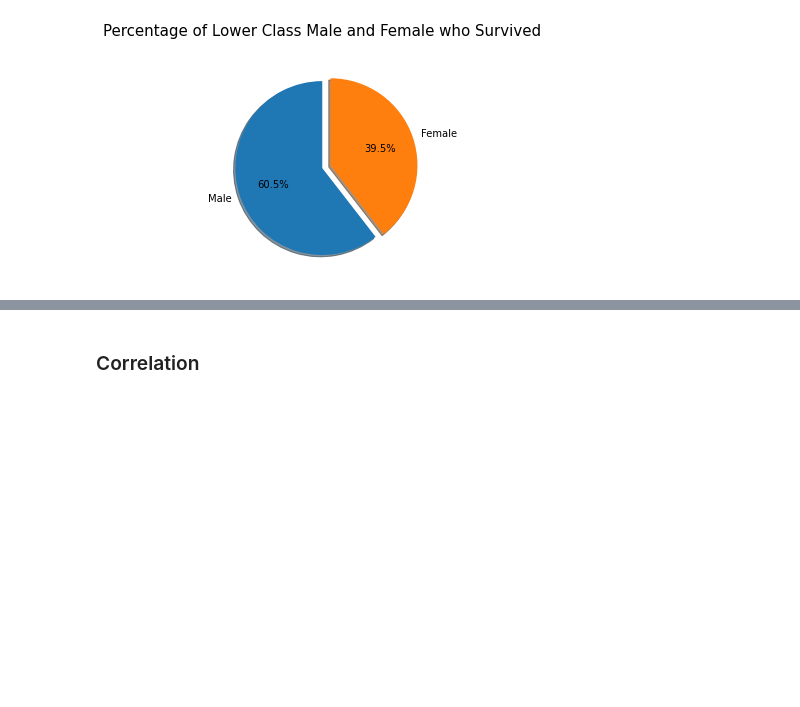
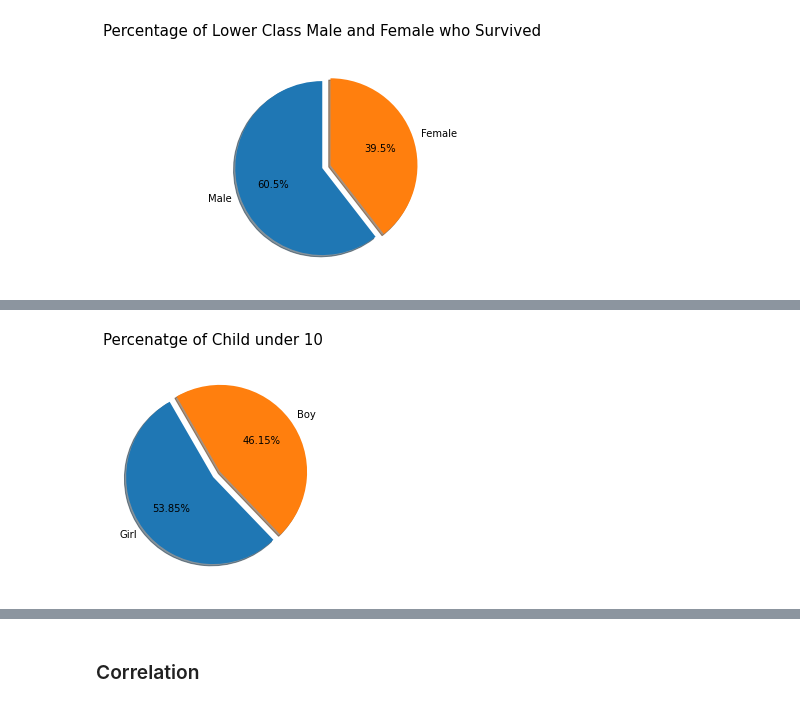
Before and after one commit to Shahrayar123/Titanic_Exploratory_Data_Analysis, a Jupyter notebook: Titanic_EDA.ipynb, the cells around one changed output, grey strips where cells are left out. Cells and saved outputs as stored; diff of their text form; code cells hidden in the pictures; blank space fills up the shorter version.

```diff
--- a/Titanic_EDA.ipynb
+++ b/Titanic_EDA.ipynb
@@ -489,0 +547,11 @@ plt.show()
+# %%
+plt.pie(c_sub_data, explode=[0,.1],
+        labels=["Girl","Boy"],
+        autopct="%.2f%%",
+        shadow=True,
+        startangle=120)
+
+plt.title("Percenatge of Child under 10\n", size=15)
+plt.show()
+# %% [output]
+[figure, added]
```
Also changed, not shown: parts of 15 cells of this notebook.
